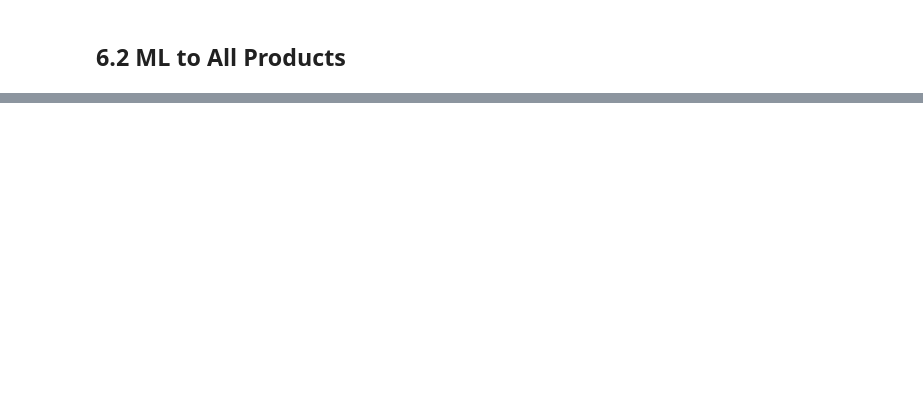
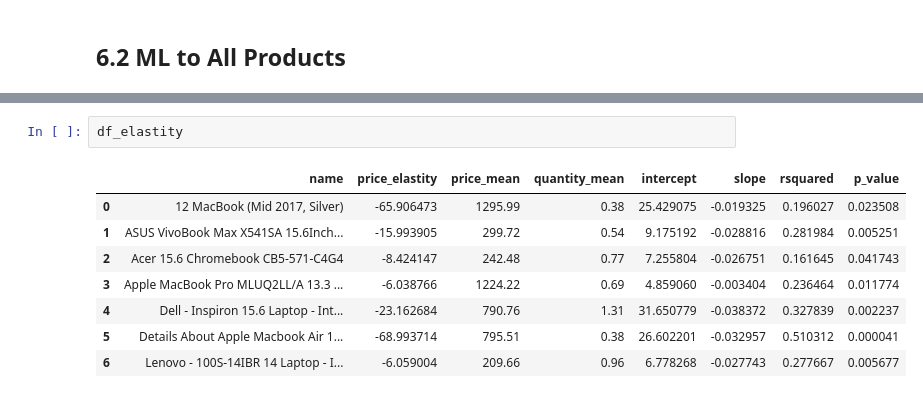
Before and after one commit to Thalesh7991/elasticidade_preco, a Jupyter notebook: notebooks/Ciclo 2.ipynb, the cells around one changed output, grey strips where cells are left out. Cells and saved outputs as stored; diff of their text form; blank space fills up the shorter version.

```diff
--- a/notebooks/Ciclo 2.ipynb
+++ b/notebooks/Ciclo 2.ipynb
@@ -373,0 +404,11 @@ x_price.columns.values[0]
+# %%
+df_elastity
+# %% [output]
+|  | name | price_elastity | price_mean | quantity_mean | intercept | slope | rsquared | p_value |
+| 0 | 12 MacBook (Mid 2017, Silver) | -65.906473 | 1295.99 | 0.38 | 25.429075 | -0.019325 | 0.196027 | 0.023508 |
+| 1 | ASUS VivoBook Max X541SA 15.6Inch... | -15.993905 | 299.72 | 0.54 | 9.175192 | -0.028816 | 0.281984 | 0.005251 |
+| 2 | Acer 15.6 Chromebook CB5-571-C4G4 | -8.424147 | 242.48 | 0.77 | 7.255804 | -0.026751 | 0.161645 | 0.041743 |
+| 3 | Apple MacBook Pro MLUQ2LL/A 13.3 ... | -6.038766 | 1224.22 | 0.69 | 4.859060 | -0.003404 | 0.236464 | 0.011774 |
+| 4 | Dell - Inspiron 15.6 Laptop - Int... | -23.162684 | 790.76 | 1.31 | 31.650779 | -0.038372 | 0.327839 | 0.002237 |
+| 5 | Details About Apple Macbook Air 1... | -68.993714 | 795.51 | 0.38 | 26.602201 | -0.032957 | 0.510312 | 0.000041 |
+| 6 | Lenovo - 100S-14IBR 14 Laptop - I... | -6.059004 | 209.66 | 0.96 | 6.778268 | -0.027743 | 0.277667 | 0.005677 |
```
Also changed, not shown: parts of 9 cells of this notebook.
